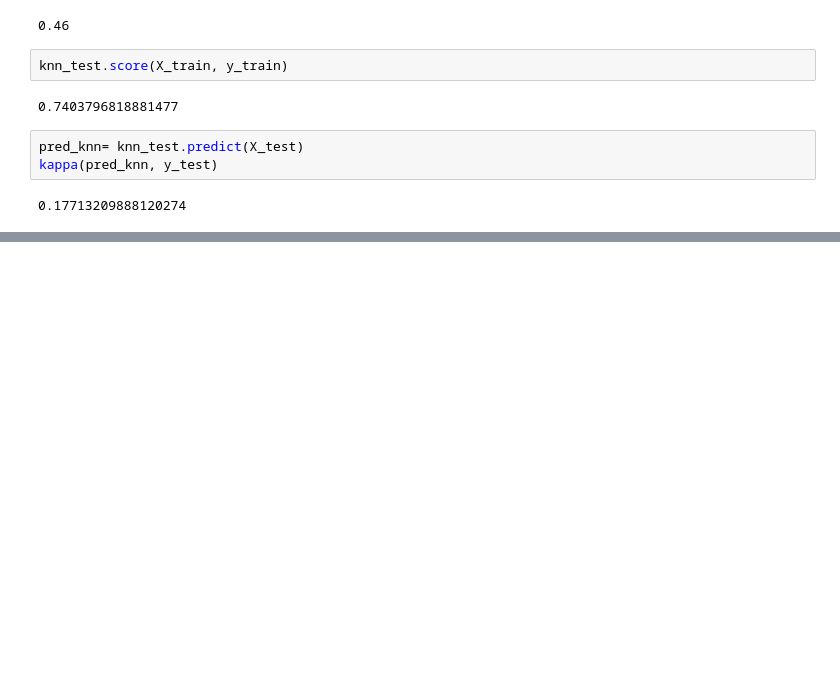
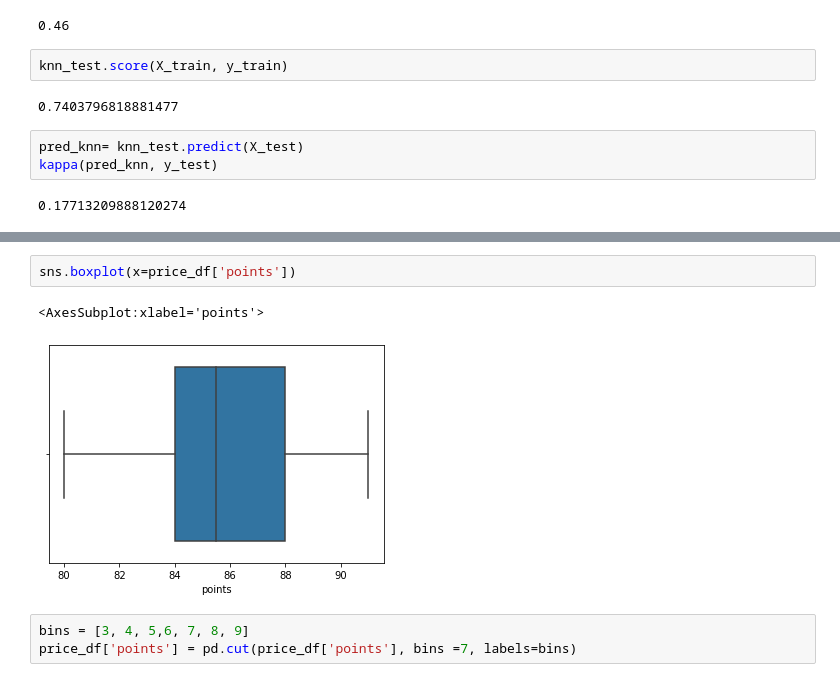
Before and after one commit to EleonoraCataldo/CODEAcademyDataScience, a Jupyter notebook: Project1-BlueberryWinery.ipynb, the cells around one changed output, grey strips where cells are left out. Cells and saved outputs as stored; diff of their text form; blank space fills up the shorter version.

```diff
--- a/Project1-BlueberryWinery.ipynb
+++ b/Project1-BlueberryWinery.ipynb
@@ -254,0 +342,8 @@ kappa(pred, y_test)
+# %%
+sns.boxplot(x=price_df['points'])
+# %% [output]
+<AxesSubplot:xlabel='points'>
+[figure, added]
+# %%
+bins = [3, 4, 5,6, 7, 8, 9]
+price_df['points'] = pd.cut(price_df['points'], bins =7, labels=bins)
```
Also changed, not shown: parts of 18 cells of this notebook.
